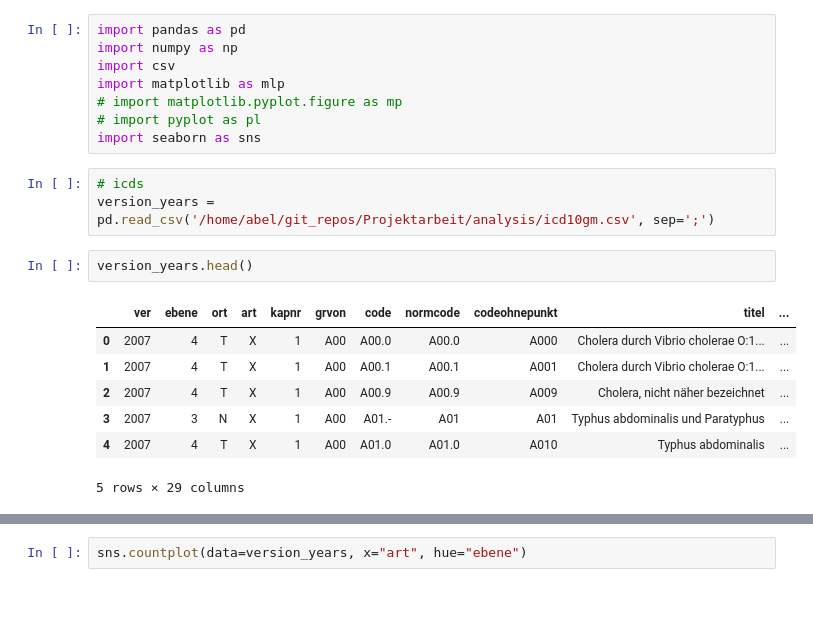
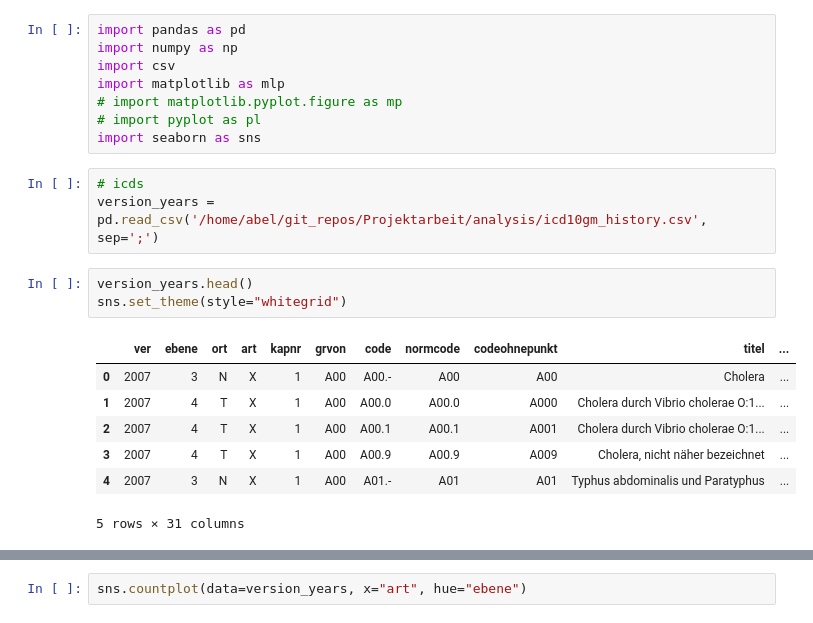
Before and after one commit to ahodelin/Projektarbeit, a Jupyter notebook: analysis/jupyter_notbook/analysing_all_icds.ipynb, the cells around one changed output, grey strips where cells are left out. Cells and saved outputs as stored; diff of their text form.

```diff
--- a/analysis/jupyter_notbook/analysing_all_icds.ipynb
+++ b/analysis/jupyter_notbook/analysing_all_icds.ipynb
@@ -8,17 +8,18 @@ import matplotlib as mlp
 import seaborn as sns
 # %%
 # icds
-version_years = pd.read_csv('/home/abel/git_repos/Projektarbeit/analysis/icd10gm.csv', sep=';')
+version_years = pd.read_csv('/home/abel/git_repos/Projektarbeit/analysis/icd10gm_history.csv', sep=';')
 # %%
 version_years.head()
+sns.set_theme(style="whitegrid")
 # %% [output]
 |  | ver | ebene | ort | art | kapnr | grvon | code | normcode | codeohnepunkt | titel | ... |
-| 0 | 2007 | 4 | T | X | 1 | A00 | A00.0 | A00.0 | A000 | Cholera durch Vibrio cholerae O:1... | ... |
-| 1 | 2007 | 4 | T | X | 1 | A00 | A00.1 | A00.1 | A001 | Cholera durch Vibrio cholerae O:1... | ... |
-| 2 | 2007 | 4 | T | X | 1 | A00 | A00.9 | A00.9 | A009 | Cholera, nicht näher bezeichnet | ... |
-| 3 | 2007 | 3 | N | X | 1 | A00 | A01.- | A01 | A01 | Typhus abdominalis und Paratyphus | ... |
-| 4 | 2007 | 4 | T | X | 1 | A00 | A01.0 | A01.0 | A010 | Typhus abdominalis | ... |
+| 0 | 2007 | 3 | N | X | 1 | A00 | A00.- | A00 | A00 | Cholera | ... |
+| 1 | 2007 | 4 | T | X | 1 | A00 | A00.0 | A00.0 | A000 | Cholera durch Vibrio cholerae O:1... | ... |
+| 2 | 2007 | 4 | T | X | 1 | A00 | A00.1 | A00.1 | A001 | Cholera durch Vibrio cholerae O:1... | ... |
+| 3 | 2007 | 4 | T | X | 1 | A00 | A00.9 | A00.9 | A009 | Cholera, nicht näher bezeichnet | ... |
+| 4 | 2007 | 3 | N | X | 1 | A00 | A01.- | A01 | A01 | Typhus abdominalis und Paratyphus | ... |
-5 rows × 29 columns
+5 rows × 31 columns
 # %%
 sns.countplot(data=version_years, x="ebene")
 # %% [output]
```
Also changed, not shown: parts of 3 cells of this notebook, 8 other files.
